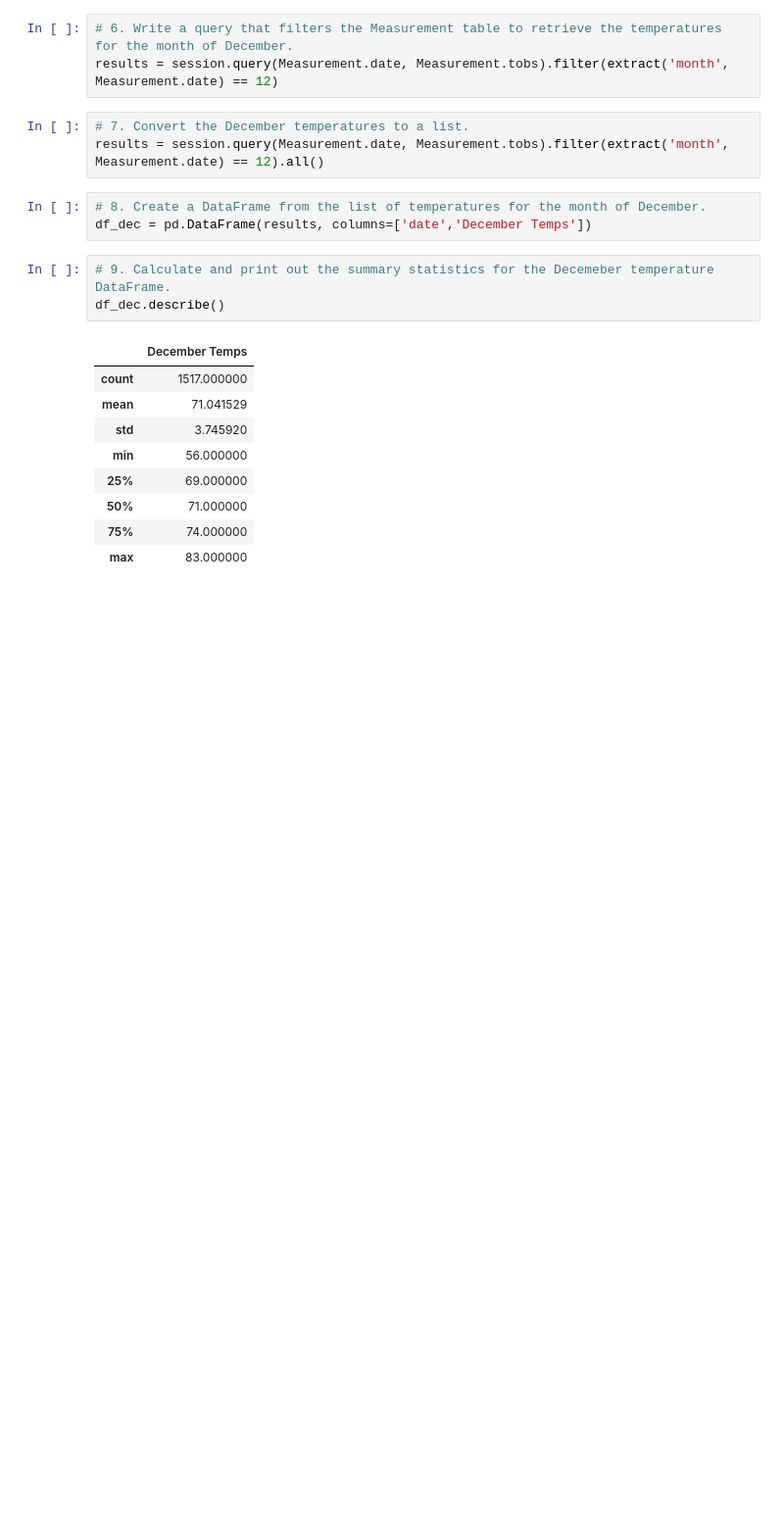
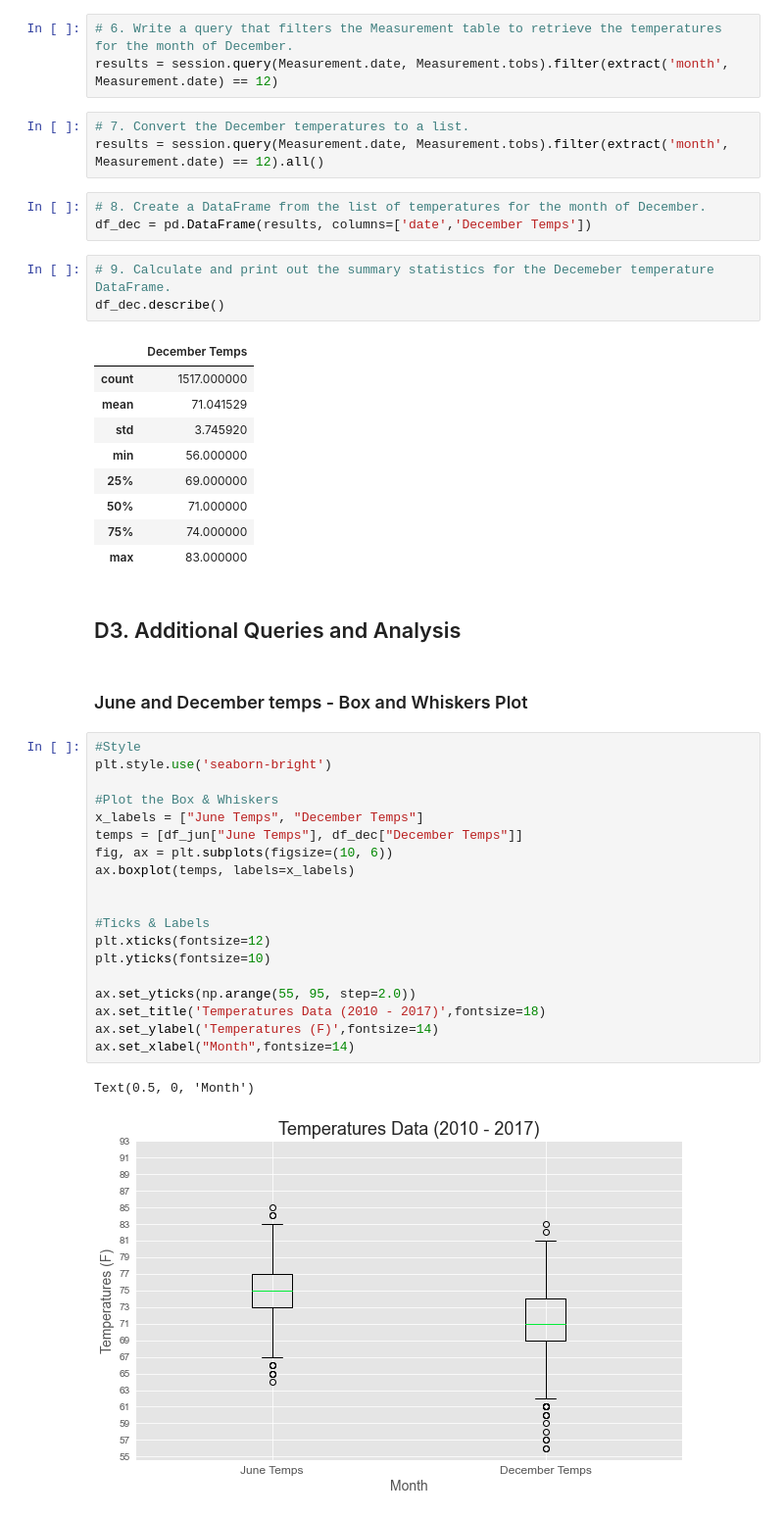
Before and after one commit to AndrejaCH/surfs_up, a Jupyter notebook: SurfsUp_Challenge.ipynb, the cells around one changed output. Shown at 98% size. Cells and saved outputs as stored; diff of their text form; blank space fills up the shorter version.

Commit message:
add additional queries for D3

```diff
--- a/SurfsUp_Challenge.ipynb
+++ b/SurfsUp_Challenge.ipynb
@@ -74,3 +77,29 @@ df_dec.describe()
 | 50% | 71.000000 |
 | 75% | 74.000000 |
 | max | 83.000000 |
+# %% [markdown]
+## D3. Additional Queries and Analysis
+# %% [markdown]
+### June and December temps - Box and Whiskers Plot
+# %%
+#Style
+plt.style.use('seaborn-bright')
+
+#Plot the Box & Whiskers
+x_labels = ["June Temps", "December Temps"]
+temps = [df_jun["June Temps"], df_dec["December Temps"]]
+fig, ax = plt.subplots(figsize=(10, 6))
+ax.boxplot(temps, labels=x_labels)
+
+
+#Ticks & Labels
+plt.xticks(fontsize=12)
+plt.yticks(fontsize=10)
+
+ax.set_yticks(np.arange(55, 95, step=2.0))
+ax.set_title('Temperatures Data (2010 - 2017)',fontsize=18)
+ax.set_ylabel('Temperatures (F)',fontsize=14)
+ax.set_xlabel("Month",fontsize=14)
+# %% [output]
+Text(0.5, 0, 'Month')
+[figure, added]
```
Also changed, not shown: parts of 9 cells of this notebook, 2 other files.
